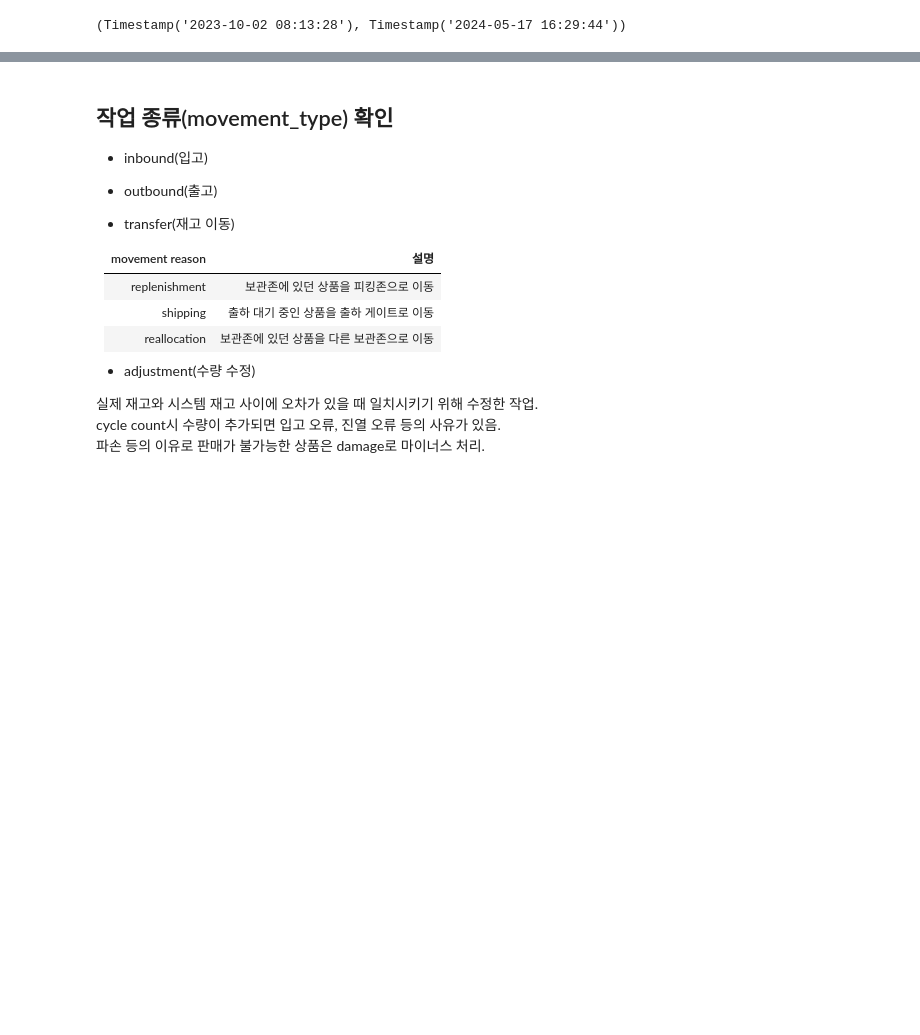
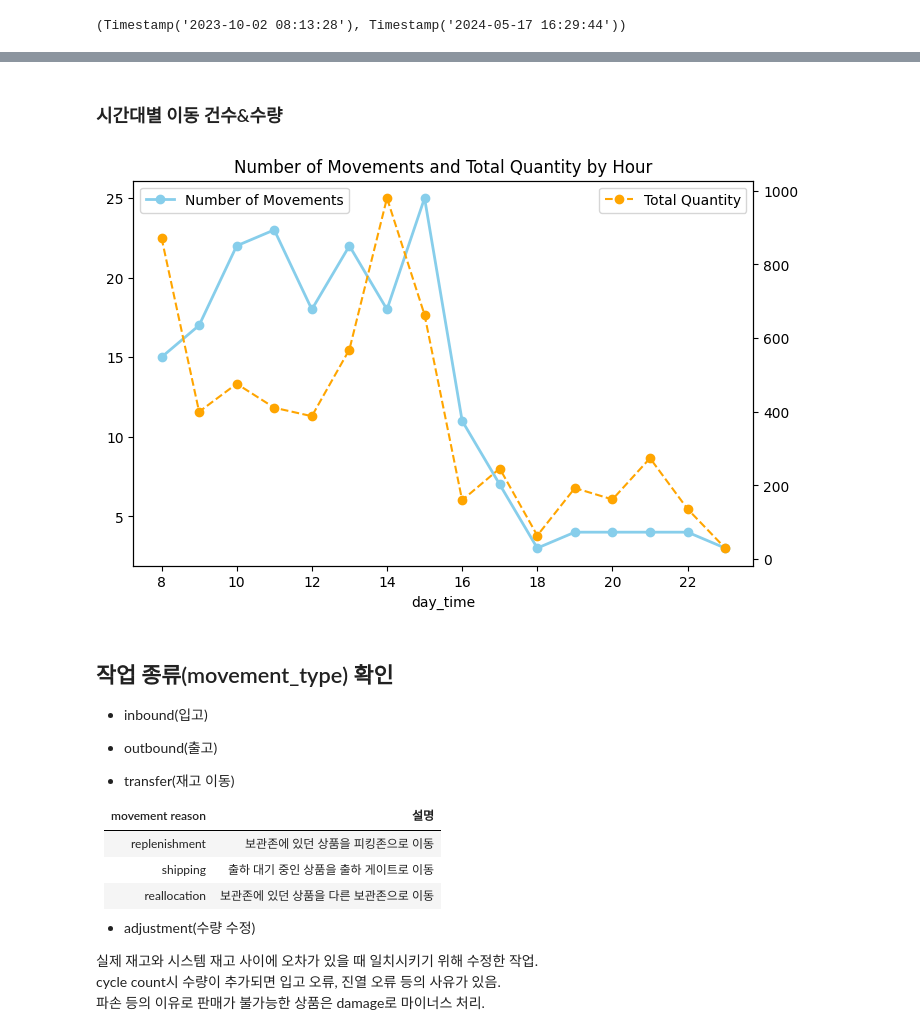
Before and after one commit to xo0ol/Exploratory-Logistics-Data-Analysis, a Jupyter notebook: inventory_exploration.ipynb, the cells around one changed output, grey strips where cells are left out. Drawn from its saved outputs; the diff is of its cells as text; code cells hidden in the pictures; blank space fills up the shorter version.

```diff
--- a/inventory_exploration.ipynb
+++ b/inventory_exploration.ipynb
@@ -158,3 +165,31 @@ TypeError: '<' not supported between instances of 'datetime.time' and 'float'
+# %% [markdown]
+### 시간대별 이동 건수&수량
+# %%
+time_count = df.assign(
+    day_time=df['time'].dt.hour
+    ).groupby('day_time').size().reset_index(name='count')
+t_quantity_sum = df.assign(
+    day_time=df['time'].dt.hour,
+    abs_quantity=df['quantity'].abs()
+    ).groupby('day_time')['abs_quantity'].sum().reset_index(name='count')
+# %%
+fig, ax = plt.subplots(figsize=(8, 5))
+time_count.plot(x='day_time', y='count',
+                kind='line', color='skyblue', linewidth=2,
+                marker='o',
+                ax=ax)
+ax2 = ax.twinx()
+t_quantity_sum.plot(x='day_time', y='count',
+                    kind='line', color='orange',
+                    marker='o', linestyle='--',
+                    ax=ax2)
+ax.legend(['Number of Movements'], loc='upper left')
+ax2.legend(['Total Quantity'], loc='upper right')
+
+plt.title('Number of Movements and Total Quantity by Hour')
+plt.show()
+# %% [output]
+[figure, added]
 # %% [markdown]
 ## 작업 종류(movement_type) 확인
 
```
Also changed, not shown: parts of 19 cells of this notebook.
